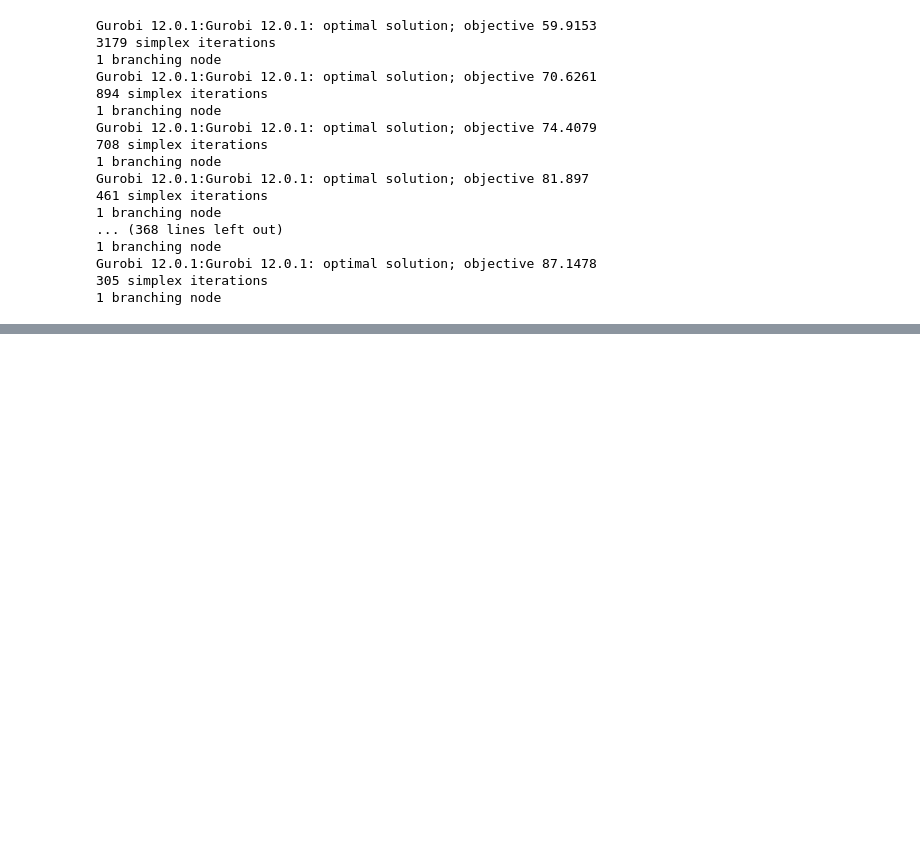
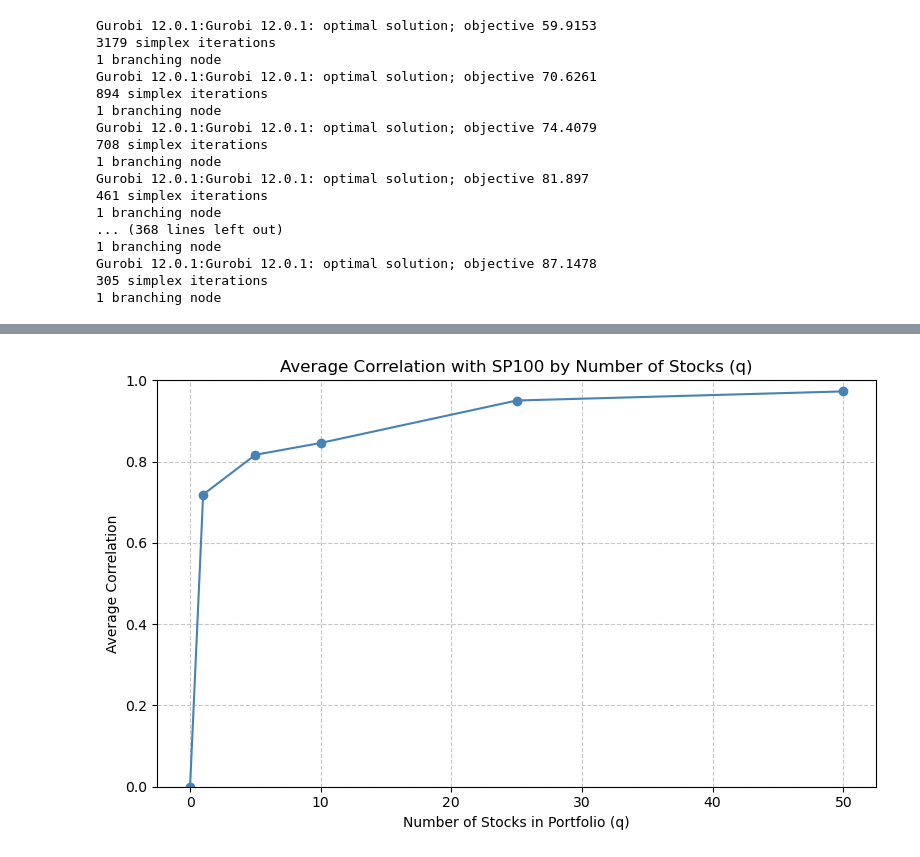
Before and after one commit to chackett24/Passive-Portfolio, a Jupyter notebook: max_corr.ipynb, the cells around one changed output, grey strips where cells are left out. Saved outputs shown, nothing was run; the diff lists cells and outputs as text; code cells hidden in the pictures; blank space fills up the shorter version.

```diff
--- a/max_corr.ipynb
+++ b/max_corr.ipynb
@@ -249,0 +245,26 @@ plt.show()
+# %%
+import matplotlib.pyplot as plt
+import pandas as pd
+
+# Group by q and compute average correlation
+avg_corr_by_q = corrs_df.groupby('q')['Correlation'].mean()
+
+# Add (0, 0) to the beginning
+avg_corr_by_q = pd.concat([
+    pd.Series({0: 0.0}),
+    avg_corr_by_q
+])
+
+# Line plot
+plt.figure(figsize=(8, 5))
+plt.plot(avg_corr_by_q.index, avg_corr_by_q.values, marker='o', linestyle='-', color='steelblue')
+
+plt.title('Average Correlation with SP100 by Number of Stocks (q)')
+plt.xlabel('Number of Stocks in Portfolio (q)')
+plt.ylabel('Average Correlation')
+plt.ylim(0, 1)
+plt.grid(True, linestyle='--', alpha=0.7)
+plt.tight_layout()
+plt.show()
+# %% [output]
+[figure, added]
```
Also changed, not shown: parts of 3 cells of this notebook, 18 other files.
